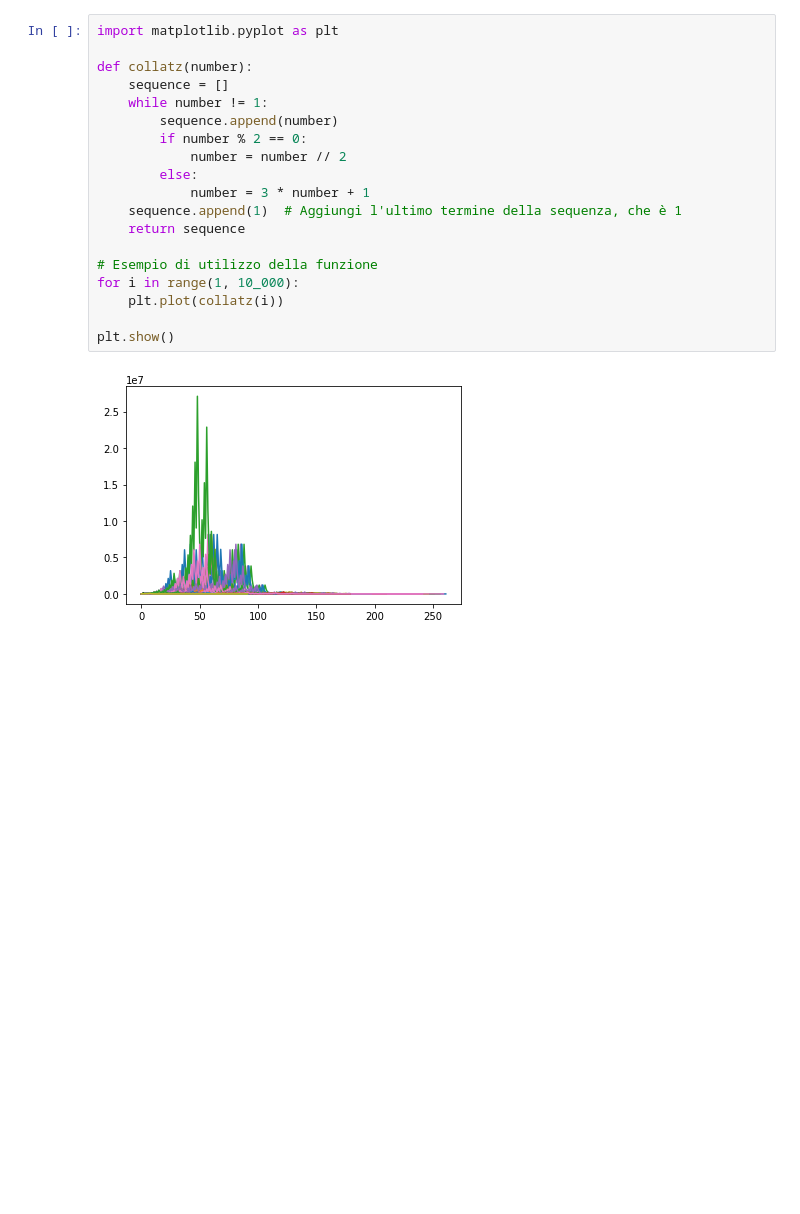
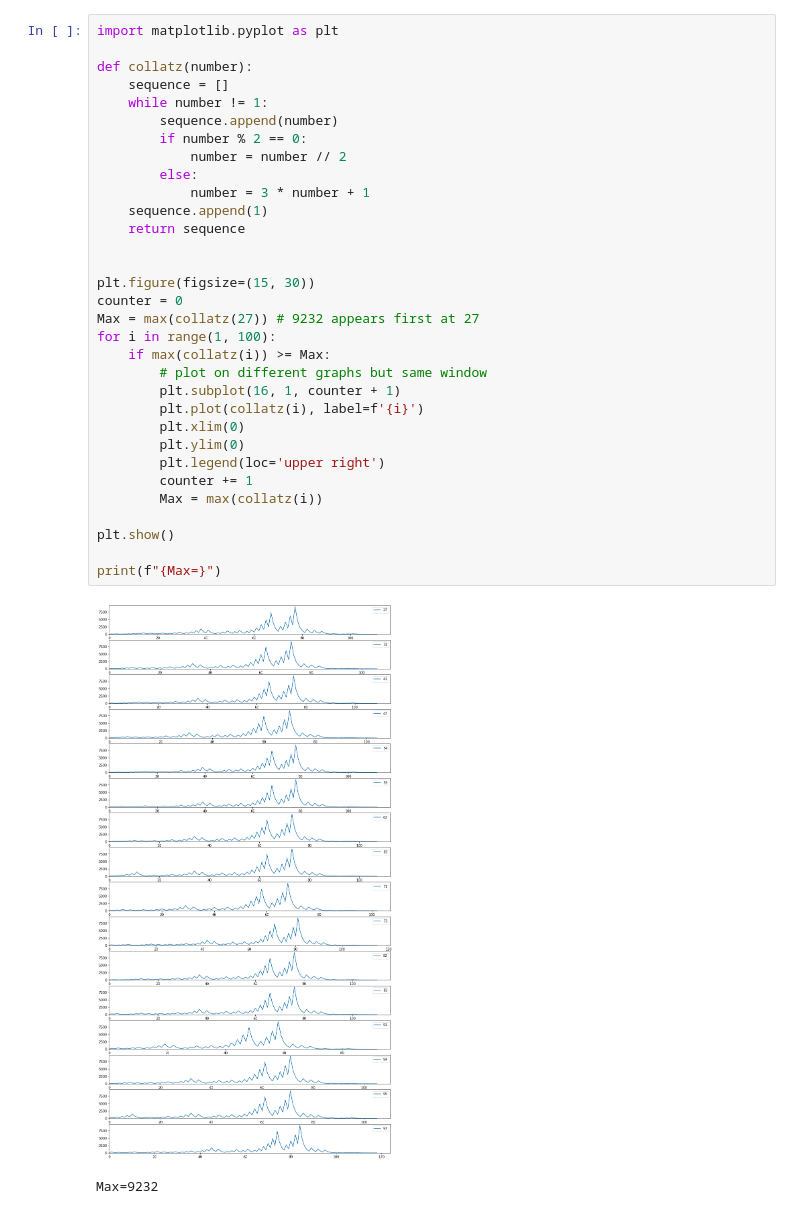
Before and after one commit to DanieleDiSpirito/python_programs, a Jupyter notebook: collatz/main.ipynb, the cells around one changed output. Saved outputs shown, nothing was run; the diff lists cells and outputs as text; blank space fills up the shorter version.

```diff
--- a/collatz/main.ipynb
+++ b/collatz/main.ipynb
@@ -1,21 +1,35 @@
 # %%
 import matplotlib.pyplot as plt
 
 def collatz(number):
     sequence = []
     while number != 1:
         sequence.append(number)
         if number % 2 == 0:
             number = number // 2
         else:
             number = 3 * number + 1
-    sequence.append(1)  # Aggiungi l'ultimo termine della sequenza, che è 1
+    sequence.append(1)
     return sequence
 
-# Esempio di utilizzo della funzione
-for i in range(1, 10_000):
-    plt.plot(collatz(i))
+
+plt.figure(figsize=(15, 30))
+counter = 0
+Max = max(collatz(27)) # 9232 appears first at 27
+for i in range(1, 100):
+    if max(collatz(i)) >= Max:
+        # plot on different graphs but same window
+        plt.subplot(16, 1, counter + 1)
+        plt.plot(collatz(i), label=f'{i}')
+        plt.xlim(0)
+        plt.ylim(0)
+        plt.legend(loc='upper right')
+        counter += 1
+        Max = max(collatz(i))
 
 plt.show()
+
+print(f"{Max=}")
 # %% [output]
-[figure, old version]
+[figure, new version]
+Max=9232
```
Also changed, not shown: parts of 1 cell of this notebook, 36 other files.
